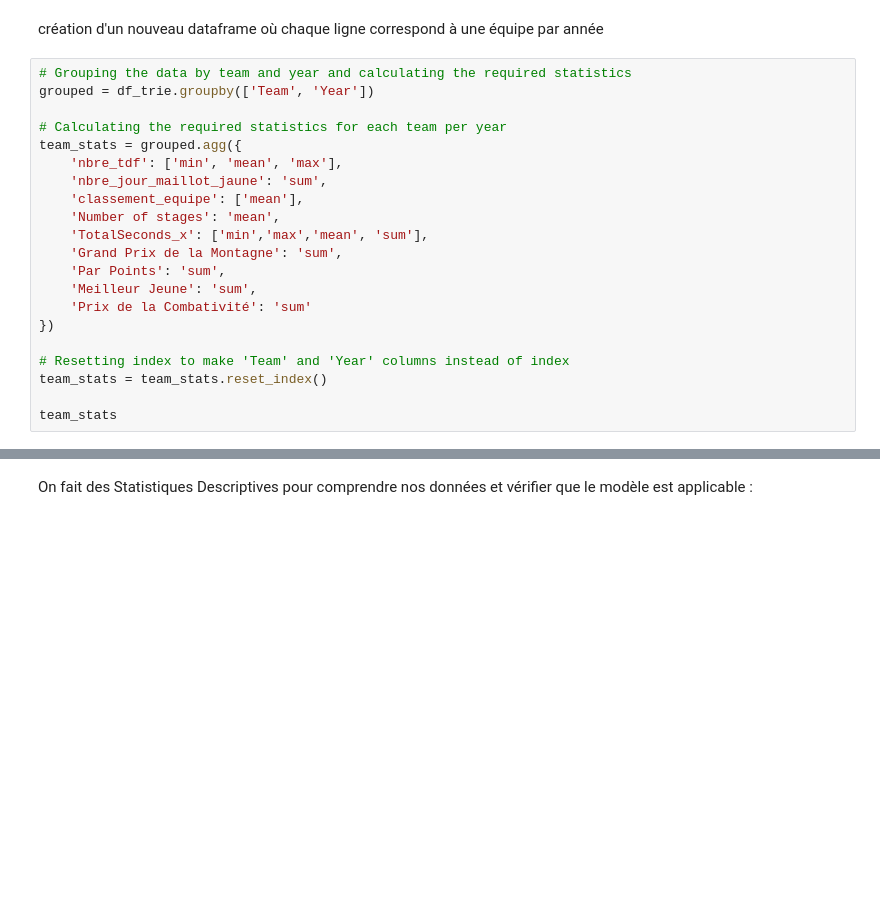
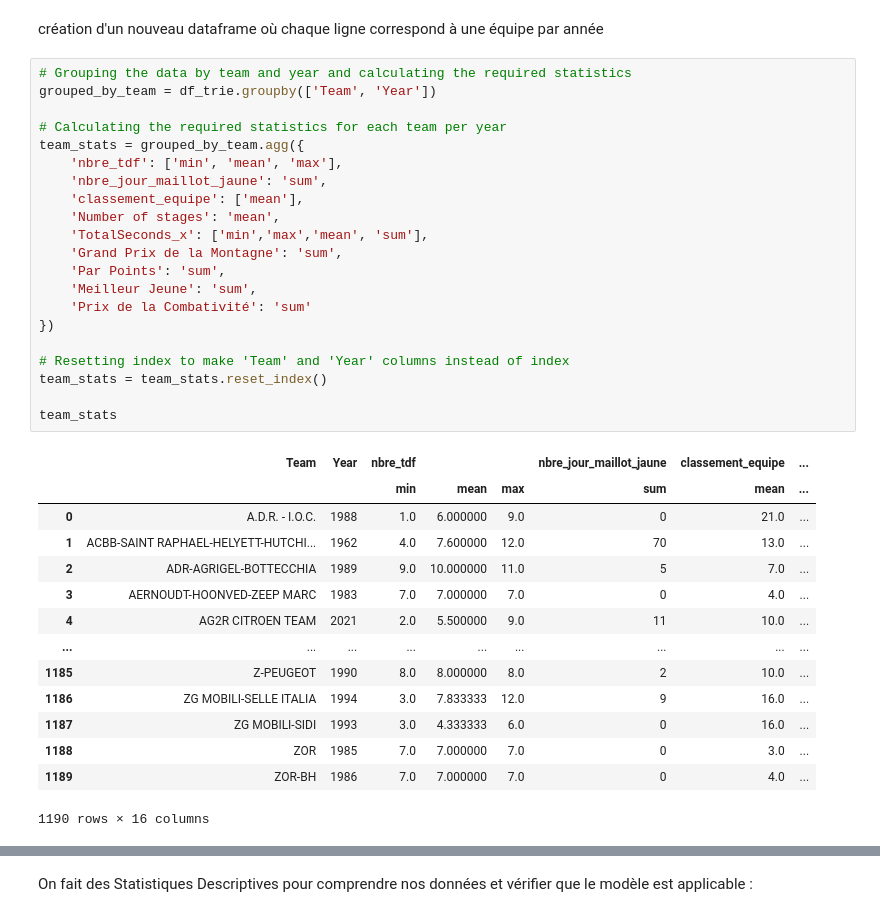
Before and after one commit to edequercize/Projet-Python, a Jupyter notebook: test_merge.ipynb, the cells around one changed output, grey strips where cells are left out. Cells and saved outputs as stored; diff of their text form; blank space fills up the shorter version.

```diff
--- a/test_merge.ipynb
+++ b/test_merge.ipynb
@@ -453,25 +553,40 @@ Modèle prédictif sur le classement des équipes
 création d'un nouveau dataframe où chaque ligne correspond à une équipe par année
 # %%
 # Grouping the data by team and year and calculating the required statistics
-grouped = df_trie.groupby(['Team', 'Year'])
+grouped_by_team = df_trie.groupby(['Team', 'Year'])
 
 # Calculating the required statistics for each team per year
-team_stats = grouped.agg({
+team_stats = grouped_by_team.agg({
     'nbre_tdf': ['min', 'mean', 'max'],
     'nbre_jour_maillot_jaune': 'sum',
     'classement_equipe': ['mean'],
     'Number of stages': 'mean',
     'TotalSeconds_x': ['min','max','mean', 'sum'],
     'Grand Prix de la Montagne': 'sum',
     'Par Points': 'sum',
     'Meilleur Jeune': 'sum',
     'Prix de la Combativité': 'sum'
 })
 
 # Resetting index to make 'Team' and 'Year' columns instead of index
 team_stats = team_stats.reset_index()
 
 team_stats
+# %% [output]
+|  | Team | Year | nbre_tdf |  |  | nbre_jour_maillot_jaune | classement_equipe | ... |
+|  |  |  | min | mean | max | sum | mean | ... |
+| 0 | A.D.R. - I.O.C. | 1988 | 1.0 | 6.000000 | 9.0 | 0 | 21.0 | ... |
+| 1 | ACBB-SAINT RAPHAEL-HELYETT-HUTCHI... | 1962 | 4.0 | 7.600000 | 12.0 | 70 | 13.0 | ... |
+| 2 | ADR-AGRIGEL-BOTTECCHIA | 1989 | 9.0 | 10.000000 | 11.0 | 5 | 7.0 | ... |
+| 3 | AERNOUDT-HOONVED-ZEEP MARC | 1983 | 7.0 | 7.000000 | 7.0 | 0 | 4.0 | ... |
+| 4 | AG2R CITROEN TEAM | 2021 | 2.0 | 5.500000 | 9.0 | 11 | 10.0 | ... |
+| ... | ... | ... | ... | ... | ... | ... | ... | ... |
+| 1185 | Z-PEUGEOT | 1990 | 8.0 | 8.000000 | 8.0 | 2 | 10.0 | ... |
+| 1186 | ZG MOBILI-SELLE ITALIA | 1994 | 3.0 | 7.833333 | 12.0 | 9 | 16.0 | ... |
+| 1187 | ZG MOBILI-SIDI | 1993 | 3.0 | 4.333333 | 6.0 | 0 | 16.0 | ... |
+| 1188 | ZOR | 1985 | 7.0 | 7.000000 | 7.0 | 0 | 3.0 | ... |
+| 1189 | ZOR-BH | 1986 | 7.0 | 7.000000 | 7.0 | 0 | 4.0 | ... |
+1190 rows × 16 columns
 # %%
 features_col_names = ['nbre_tdf',	'nbre_jour_maillot_jaune',	'Number of stages',	'TotalSeconds_x',	'Grand Prix de la Montagne',	'Par Points',	'Meilleur Jeune',	'Prix de la Combativité']
 
```
Also changed, not shown: parts of 23 cells of this notebook.
